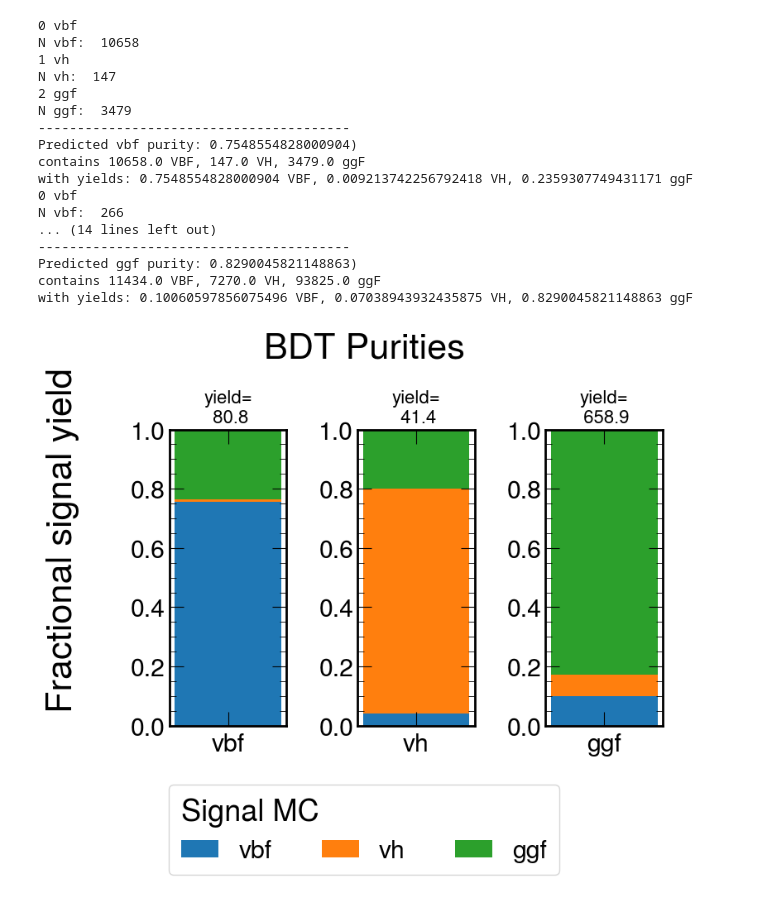
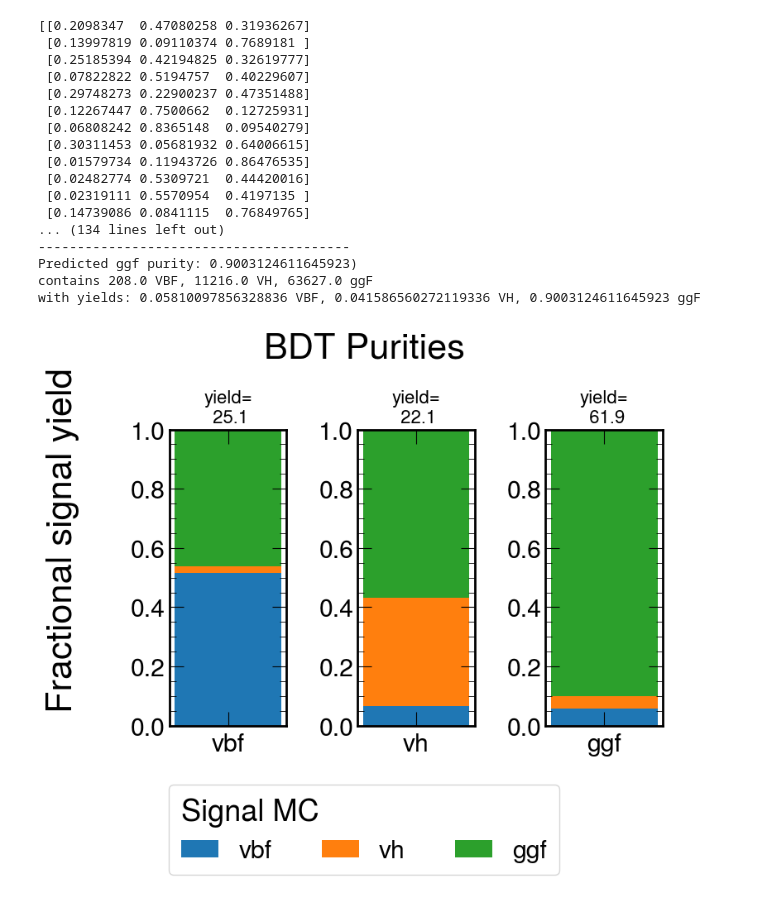
Before and after one commit to weissben2000/hbb-run3, a Jupyter notebook: python/TrainBatchedBDT_3Cat.ipynb, the cells around one changed output. Cells and saved outputs as stored; diff of their text form; code cells hidden in the pictures.

```diff
--- a/python/TrainBatchedBDT_3Cat.ipynb
+++ b/python/TrainBatchedBDT_3Cat.ipynb
@@ -30,30 +27,36 @@ import batch_iterator
 importlib.reload(batch_iterator)
 from batch_iterator import Iterator
 
+max_bin=512
+
 params = {
     # 'n_estimators':100,  # number of boosting rounds (i.e. number of decision trees)
-    'max_depth':8,  # max depth of each decision tree
+    'max_depth':4,  # max depth of each decision tree
     'learning_rate':0.5,
     # 'early_stopping_rounds':20,  #Remove this # how many rounds to wait to see if the loss is going down
     # 'missing': np.nan,
     # 'scale_pos_weight': pos_weight,
+    'base_score':0.5,
+    'max_bin':max_bin,
     'eval_metric':'merror',
-    'objective': 'multi:softmax',
+    'objective': 'multi:softprob',
     'num_class': 3,
     'verbosity':1,
+    # 'sampling_method': 'gradient_based'
+    'grow_policy': 'depthwise'
     # "tree_method": "hist"
 }
 
 eval_result={}
-data_dir = "/uscms/home/bweiss/nobackup/hbb-run3/data/3cat_BDT_data_22_TEST_2/"
+data_dir = "/uscms/home/bweiss/nobackup/hbb-run3/data/3cat_BDT_data_22_newSkim"
 file_paths = [os.path.join(data_dir, f) for f in os.listdir(data_dir) if f.endswith(".parquet")]
 metadata_dir = os.path.join(data_dir, "metadata.pkl")
 # train_files = file_paths[:-8]
 # val_files = file_paths[-8:]
 
 #small sample
-train_files = file_paths[:8]
-val_files = file_paths[8:10]
+train_files = file_paths[:4]
+val_files = file_paths[4:5]
 print(len(val_files))
 print(len(train_files))
 
@@ -66,7 +69,6 @@ if len(cache_files)>0:
 it_train = Iterator(device="cpu", file_paths=train_files, metadata_path = metadata_dir)
 it_val = Iterator(device="cpu", file_paths=val_files, metadata_path = metadata_dir)
 
-Xy_train = xgb.ExtMemQuantileDMatrix(it_train)
-Xy_val = xgb.ExtMemQuantileDMatrix(it_val, ref=Xy_train
-                                  )
+Xy_train = xgb.ExtMemQuantileDMatrix(it_train, max_bin=max_bin, missing=np.nan)
+Xy_val = xgb.ExtMemQuantileDMatrix(it_val, ref=Xy_train, max_bin=max_bin, missing=np.nan)
 # %% [output]
@@ -74,9 +78,10 @@ FileNotFoundError: [Errno 2] No such file or directory: '/uscms/home/bweiss/noba
 # %%
+model = None
 model = xgb.train(params,
          Xy_train,
-         10, #100
+         30, #100
          # evals = [(DM_train, 'train'), (DM_test, 'test')],
-         # evals=[(Xy_train, "Train"), (Xy_val, "Val")],
+         evals=[(Xy_train, "Train"), (Xy_val, "Val")],
          # evals_result = evals_result,
          # verbosity = 1
          )
@@ -135,14 +153,15 @@ label2cat = {0: "vbf",
              2: "ggf",
             }
 
-omit_cols = ['category','y', 'weight', 'finalWeight', 'sum_genWeight', 'weight_nonorm', 'BDT_weight', 'BDT_cat_weight', 'BDT_era_weight'
+omit_cols = ['category','y', 'weight', 'finalWeight', 'sum_genWeight', 'weight_nonorm', 'BDT_weight', 'BDT_cat_weight', 'BDT_era_weight',
+             'FatJet0_msd', 'FatJet0_pt'
             ]
 
 def purity_plot(ax, x_test, category = '', use_weights = False, label =''): # produce a stacked histogram bar with the makeup of that category
     # cat_mask = X_test['category'] == category
     Y_predict = booster.predict_proba(x_test.drop(omit_cols, axis=1))
     # Y_predict = booster.predict(x_test.drop(omit_cols, axis=1))
-    # print(Y_predict[:40])
+    print(Y_predict[:40])
 
     Y_predict = np.argmax(Y_predict, axis = 1)
     cat_index = cat2label[category]
@@ -186,48 +205,48 @@ def purity_plot(ax, x_test, category = '', use_weights = False, label =''): # pr
     print(f'contains {yields[0][0]} VBF, {yields[1][0]} VH, {yields[2][0]} ggF')
     print(f'with yields: {yields[0][1]} VBF, {yields[1][1]} VH, {yields[2][1]} ggF')
 
 # def cutBased_purity(ax, df, category = '', use_weights = False, label =''):
 #     cut_mask = CutBased_events['true_cat']
 
     # return sumw
     # bins = [0,1]
     # _, _, patches =
     # print(le.transform([category]))
     # print()
 # print(len(X))
 test_file = pd.read_parquet(val_files[-1])
-test_data = test_file.drop(['category','y', 'weight', 'finalWeight', 'sum_genWeight', 'weight_nonorm',], axis=1)
+test_data = test_file.drop(['category','y', 'weight', 'finalWeight', 'sum_genWeight', 'weight_nonorm','FatJet0_msd', 'FatJet0_pt'], axis=1)
 DM_test = xgb.DMatrix(test_data, label=test_file['y'], missing = np.nan)
 
 
 fig, axes  = plt.subplots(1,3, figsize = (8,6))
 categories = ['vbf', 'vh', 'ggf', #'tth'#'False'
              ]
 for i in range(3):
     a = purity_plot(axes[i], test_file, use_weights = True, category = categories[i])
 fig.legend(#[f'{name} \n ({round(true_yields[name], 1)})' for name in categories],
            categories,
            ncol = 3, title= 'Signal MC', alignment='left', loc = 'lower center', frameon=True, bbox_to_anchor=(0.5, -0.2))
 fig.suptitle('BDT Purities', x=0.5, y=0.92)
 fig.supylabel('Fractional signal yield')
 fig.tight_layout()
 # plt.savefig('PurityPlot_3cat_WithAK4PNet_26Jul9.png', bbox_inches="tight")
 # %% [output]
-0 vbf
-N vbf:  10658
-1 vh
-N vh:  147
-2 ggf
-N ggf:  3479
+[[0.2098347  0.47080258 0.31936267]
+ [0.13997819 0.09110374 0.7689181 ]
+ [0.25185394 0.42194825 0.32619777]
+ [0.07822822 0.5194757  0.40229607]
+ [0.29748273 0.22900237 0.47351488]
+ [0.12267447 0.7500662  0.12725931]
+ [0.06808242 0.8365148  0.09540279]
+ [0.30311453 0.05681932 0.64006615]
+ [0.01579734 0.11943726 0.86476535]
+ [0.02482774 0.5309721  0.44420016]
+ [0.02319111 0.5570954  0.4197135 ]
+ [0.14739086 0.0841115  0.76849765]
+... (134 lines left out)
 ----------------------------------------
-Predicted vbf purity: 0.7548554828000904)
-contains 10658.0 VBF, 147.0 VH, 3479.0 ggF
-with yields: 0.7548554828000904 VBF, 0.009213742256792418 VH, 0.2359307749431171 ggF
-0 vbf
-N vbf:  266
-... (14 lines left out)
-----------------------------------------
-Predicted ggf purity: 0.8290045821148863)
-contains 11434.0 VBF, 7270.0 VH, 93825.0 ggF
-with yields: 0.10060597856075496 VBF, 0.07038943932435875 VH, 0.8290045821148863 ggF
+Predicted ggf purity: 0.9003124611645923)
+contains 208.0 VBF, 11216.0 VH, 63627.0 ggF
+with yields: 0.05810097856328836 VBF, 0.041586560272119336 VH, 0.9003124611645923 ggF
-[figure, old version]
+[figure, new version]
```
Also changed, not shown: parts of 6 cells of this notebook, 3 other files.
